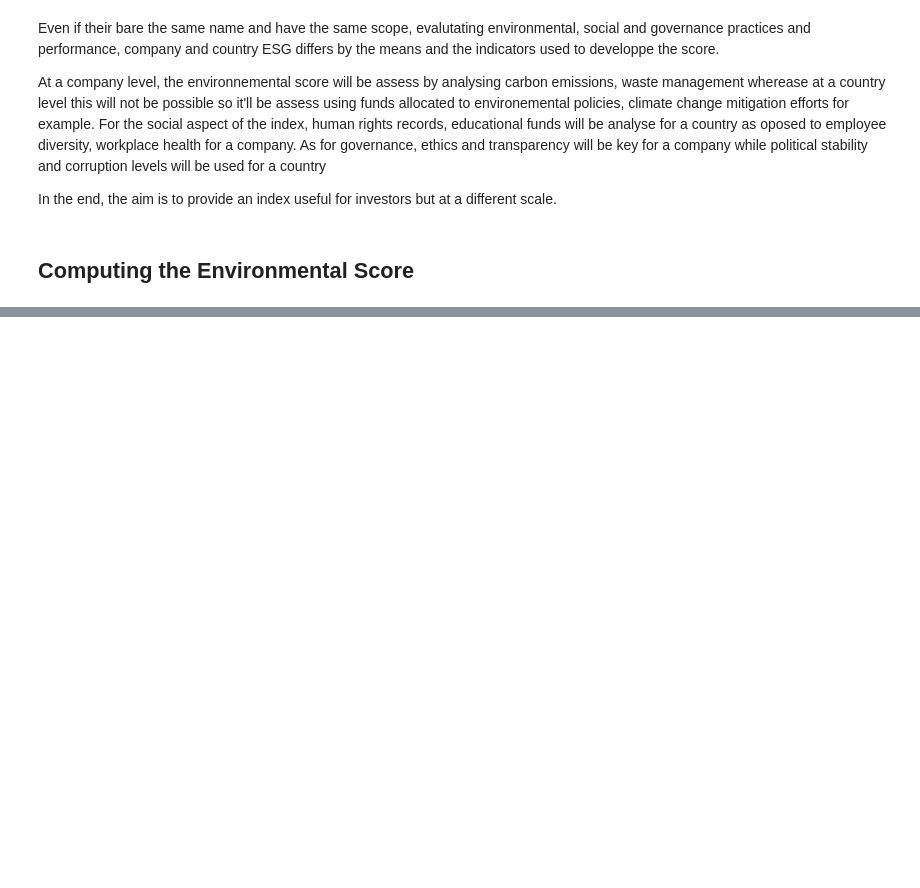
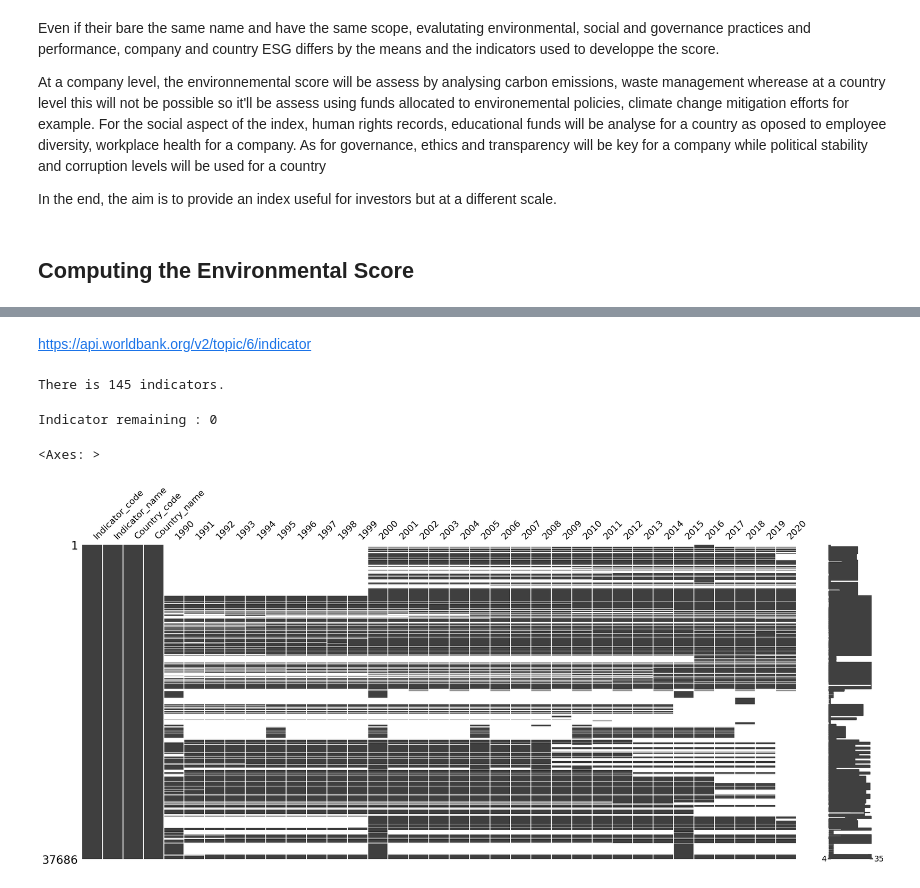
Before and after one commit to NicoJanko/ESG_index, a Jupyter notebook: ESG_index.ipynb, the cells around one changed output, grey strips where cells are left out. Cells and saved outputs as stored; diff of their text form; code cells hidden in the pictures; blank space fills up the shorter version.

Commit message:
recovering data from worldbank.org, building the dataframe

```diff
--- a/ESG_index.ipynb
+++ b/ESG_index.ipynb
@@ -46,0 +53,2 @@ In the end, the aim is to provide an index useful for investors but at a differe
+# %% [markdown]
+https://api.worldbank.org/v2/topic/6/indicator
@@ -46,0 +59,51 @@ In the end, the aim is to provide an index useful for investors but at a differe
+# %%
+#first let's retrive the list of indicator
+
+url = "https://api.worldbank.org/v2/topic/6/indicator?per_page=145&format=JSON"
+
+
+indicators_data = requests.get(url).json()
+
+indicators = [ind['id'] for ind in indicators_data[1]]
+
+print(f"There is {len(indicators)} indicators.")
+# %% [output]
+There is 145 indicators.
+# %%
+def df_from_json(json):
+    """Return a pandas DataFrame from the JSON with year as column and indices as row"""
+    df = pd.DataFrame(json)
+    df['Indicator_code'] = df['indicator'].apply(lambda x: x['id'])
+    df['Indicator_name'] = df['indicator'].apply(lambda x: x['value'])
+    df['Country_code'] = df['country'].apply(lambda x: x['id'])
+    df['Country_name'] = df['country'].apply(lambda x: x['value'])
+    df = df.drop(labels = ['countryiso3code','unit','obs_status','decimal','indicator', 'country'], axis=1)
+    df = df.pivot(columns='date', values='value', index=['Indicator_code','Indicator_name','Country_code','Country_name']).reset_index()
+    return df
+# %%
+def create_df(indicators = list, dates = tuple):
+    """Return a pandas DataFrame of all the indicators between a time period.
+    indicators : list of indicators from World Bank
+    dates : tuple of the interval of year to analyse
+    """
+    full_df = pd.DataFrame()
+    for i, indicator in enumerate(indicators, start=1):
+        url = f"https://api.worldbank.org/v2/country/all/indicator/{indicator}?date={dates[0]}:{dates[1]}&per_page=1&format=JSON"
+        json_response = requests.get(url).json()
+        try :
+            total_data_len = json_response[0]['total']
+            url = f"https://api.worldbank.org/v2/country/all/indicator/{indicator}?date=1990:2020&per_page={total_data_len}&format=JSON"
+            indicator_json = requests.get(url).json()[1]
+            indicator_df = df_from_json(indicator_json)
+            full_df = pd.concat([indicator_df, full_df])
+        except KeyError:
+            pass
+        print(f'\rIndicator remaining : {len(indicators)-i}  ', end='')
+    return full_df
+# %%
+environment_df = create_df(indicators, (1990,2020))
+msno.matrix(environment_df)
+# %% [output]
+Indicator remaining : 0
+<Axes: >
+[figure, added]
```
Also changed, not shown: parts of 3 cells of this notebook.
